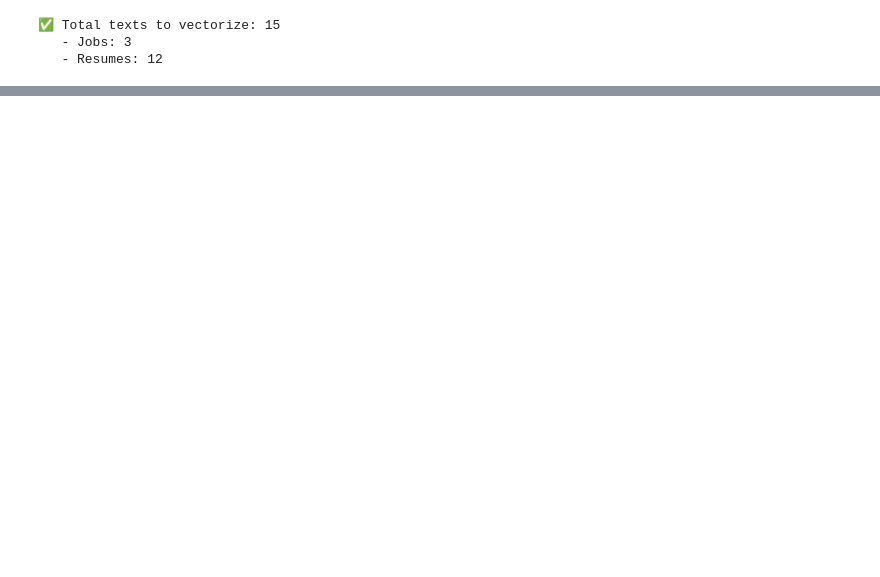
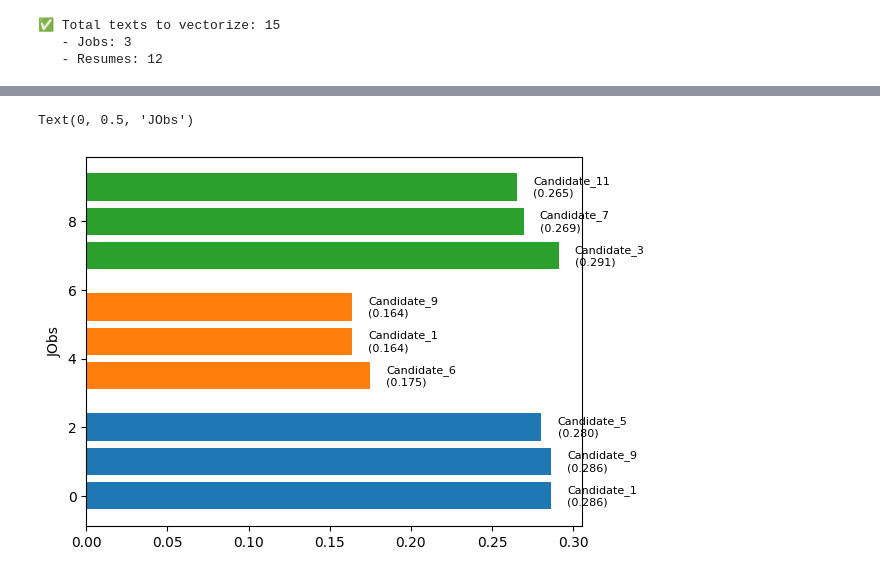
Before and after one commit to misrapk/Deep-Learning-Course-YT, a Jupyter notebook: NLP/ResumeMatcher.ipynb, the cells around one changed output, grey strips where cells are left out. Saved outputs shown, nothing was run; the diff lists cells and outputs as text; code cells hidden in the pictures; blank space fills up the shorter version.

```diff
--- a/NLP/ResumeMatcher.ipynb
+++ b/NLP/ResumeMatcher.ipynb
@@ -533,0 +580,6 @@ job_id                 job_title resume_id candidate_name  years_experience  sim
+# %%
+## Bar Chart - Top Candidates
+
+top_candidates = results_df.sort_values('similarity_score', ascending =False).groupby('job_id').head(3)
+
+top_candidates
@@ -533,0 +597,19 @@ job_id                 job_title resume_id candidate_name  years_experience  sim
+# %%
+for i, job_id in enumerate(results_df['job_id'].unique()):
+    job_data = top_candidates[top_candidates['job_id'] == job_id]
+
+
+    y_pos = np.arange(len(job_data))
+    plt.barh(y_pos+i * 3.5, job_data['similarity_score'].values,
+             label = job_id)
+
+    for j, (idx, row) in enumerate(job_data.iterrows()):
+        plt.text(row['similarity_score'] + 0.01, j+i *3.5,
+                 f"{row['candidate_name']}\n({row['similarity_score']:.3f})",
+                 va='center', fontsize=8)
+
+
+plt.ylabel("JObs")
+# %% [output]
+Text(0, 0.5, 'JObs')
+[figure, added]
```
Also changed, not shown: parts of 18 cells of this notebook.
